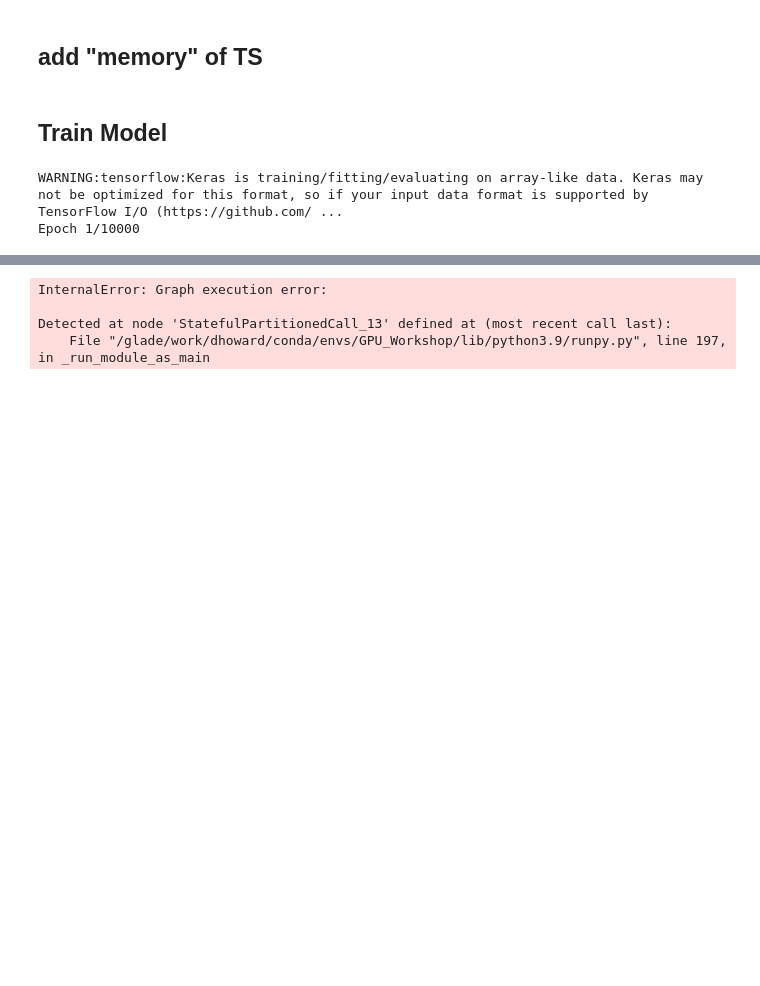
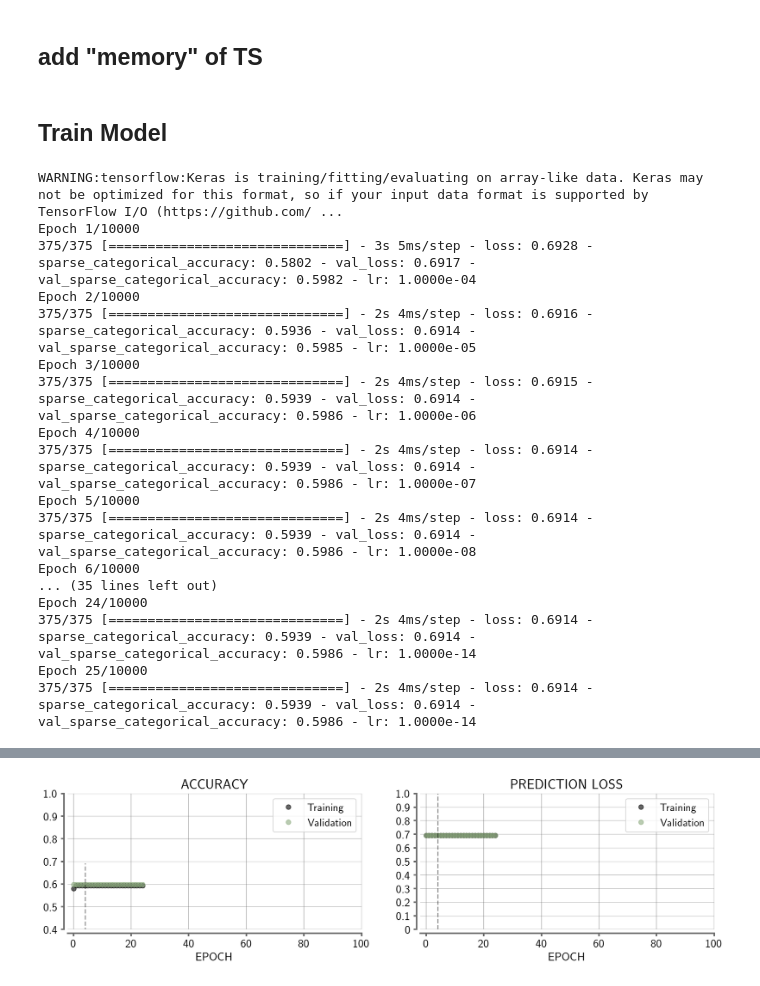
Before and after one commit to kjmayer/ENSOvsMJO, a Jupyter notebook: training/trainANN_gordon.ipynb, the cells around one changed output, grey strips where cells are left out. Drawn from its saved outputs; the diff is of its cells as text; code cells hidden in the pictures; blank space fills up the shorter version.

```diff
--- a/training/trainANN_gordon.ipynb
+++ b/training/trainANN_gordon.ipynb
@@ -375,7 +372,7 @@ history = model.fit({MODELNAME1:X1_trainxr_mem_NDJF,
                     batch_size = BATCH_SIZE,
                     epochs = N_EPOCHS,
                     validation_data = ({MODELNAME1:X1_valxr_mem_NDJF,
-                                        MODELNAME2:X1_valxr_mem_NDJF},
+                                        MODELNAME2:X2_valxr_mem_NDJF},
                                        Y_valxr_mem_NDJFM),
                     verbose = 1,
                     callbacks=[ES,LR],
@@ -390,3 +387,18 @@ plot_results(
 # %% [output]
 WARNING:tensorflow:Keras is training/fitting/evaluating on array-like data. Keras may not be optimized for this format, so if your input data format is supported by TensorFlow I/O (https://github.com/ ...
 Epoch 1/10000
+375/375 [==============================] - 3s 5ms/step - loss: 0.6928 - sparse_categorical_accuracy: 0.5802 - val_loss: 0.6917 - val_sparse_categorical_accuracy: 0.5982 - lr: 1.0000e-04
+Epoch 2/10000
+375/375 [==============================] - 2s 4ms/step - loss: 0.6916 - sparse_categorical_accuracy: 0.5936 - val_loss: 0.6914 - val_sparse_categorical_accuracy: 0.5985 - lr: 1.0000e-05
+Epoch 3/10000
+375/375 [==============================] - 2s 4ms/step - loss: 0.6915 - sparse_categorical_accuracy: 0.5939 - val_loss: 0.6914 - val_sparse_categorical_accuracy: 0.5986 - lr: 1.0000e-06
+Epoch 4/10000
+375/375 [==============================] - 2s 4ms/step - loss: 0.6914 - sparse_categorical_accuracy: 0.5939 - val_loss: 0.6914 - val_sparse_categorical_accuracy: 0.5986 - lr: 1.0000e-07
+Epoch 5/10000
+375/375 [==============================] - 2s 4ms/step - loss: 0.6914 - sparse_categorical_accuracy: 0.5939 - val_loss: 0.6914 - val_sparse_categorical_accuracy: 0.5986 - lr: 1.0000e-08
+Epoch 6/10000
+... (35 lines left out)
+Epoch 24/10000
+375/375 [==============================] - 2s 4ms/step - loss: 0.6914 - sparse_categorical_accuracy: 0.5939 - val_loss: 0.6914 - val_sparse_categorical_accuracy: 0.5986 - lr: 1.0000e-14
+Epoch 25/10000
+375/375 [==============================] - 2s 4ms/step - loss: 0.6914 - sparse_categorical_accuracy: 0.5939 - val_loss: 0.6914 - val_sparse_categorical_accuracy: 0.5986 - lr: 1.0000e-14
@@ -410,7 +405,4 @@ You can choose the search directory by setting xla_gpu_cuda_data_dir in HloModul
-InternalError: Graph execution error:
-
-Detected at node 'StatefulPartitionedCall_13' defined at (most recent call last):
-    File "/glade/work/dhoward/conda/envs/GPU_Workshop/lib/python3.9/runpy.py", line 197, in _run_module_as_main
+[figure, added]
 # %%
 # Make confusion matrix
 pred = model.predict((X1_val_norm_mem,X2_val_norm_mem))
```
Also changed, not shown: parts of 4 cells of this notebook.
